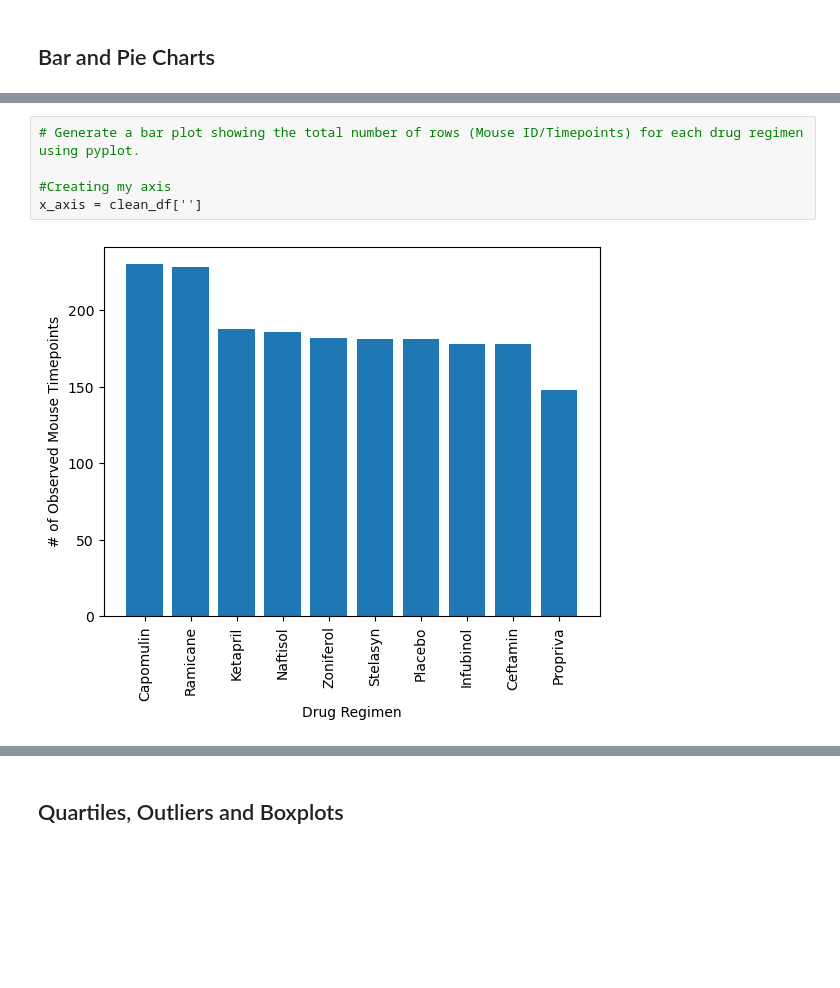
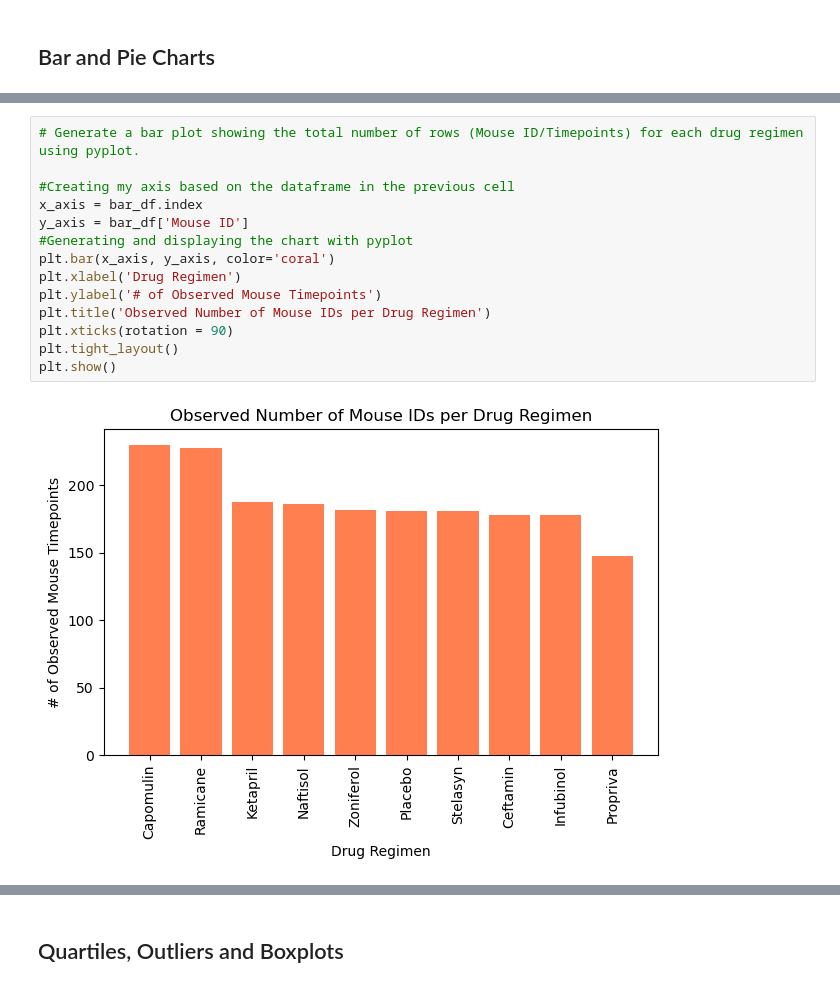
Before and after one commit to peggz19/matplotlib---challenge, a Jupyter notebook: pymaceuticals.ipynb, the cells around one changed output, grey strips where cells are left out. Drawn from its saved outputs; the diff is of its cells as text; blank space fills up the shorter version.

Commit message:
bar charts done

```diff
--- a/pymaceuticals.ipynb
+++ b/pymaceuticals.ipynb
@@ -132,9 +133,18 @@ bar_df.plot(kind='bar', ylabel ='# of Observed Mouse Timepoints')
 # %%
 # Generate a bar plot showing the total number of rows (Mouse ID/Timepoints) for each drug regimen using pyplot.
 
-#Creating my axis
-x_axis = clean_df['']
+#Creating my axis based on the dataframe in the previous cell
+x_axis = bar_df.index
+y_axis = bar_df['Mouse ID']
+#Generating and displaying the chart with pyplot
+plt.bar(x_axis, y_axis, color='coral')
+plt.xlabel('Drug Regimen')
+plt.ylabel('# of Observed Mouse Timepoints')
+plt.title('Observed Number of Mouse IDs per Drug Regimen')
+plt.xticks(rotation = 90)
+plt.tight_layout()
+plt.show()
 # %% [output]
-[figure, old version]
+[figure, new version]
 # %%
 # Generate a pie plot showing the distribution of female versus male mice using Pandas
```
Also changed, not shown: parts of 8 cells of this notebook.
